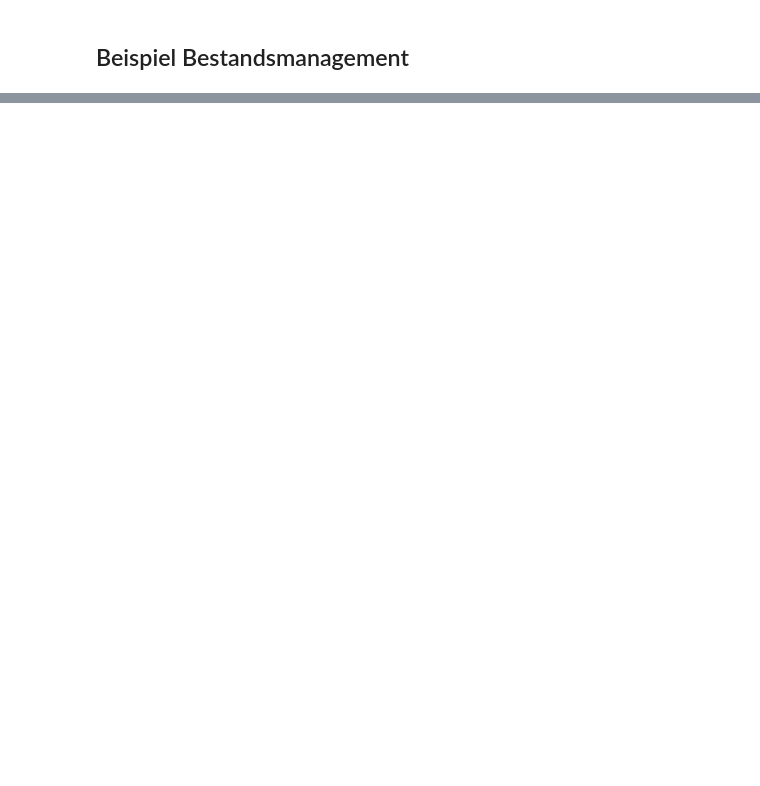
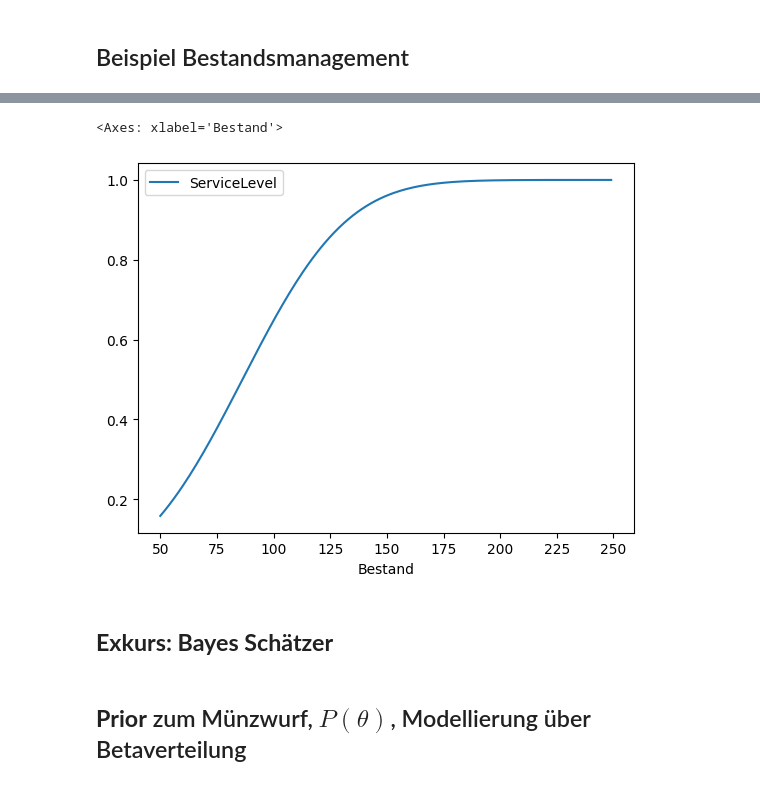
Before and after one commit to AlexKressner/Statistik, a Jupyter notebook: Wahrscheinlichkeitsrechnung.ipynb, the cells around one changed output, grey strips where cells are left out. Saved outputs shown, nothing was run; the diff lists cells and outputs as text; code cells hidden in the pictures; blank space fills up the shorter version.

```diff
--- a/Wahrscheinlichkeitsrechnung.ipynb
+++ b/Wahrscheinlichkeitsrechnung.ipynb
@@ -151,0 +233,19 @@ upper = 5.1
+# %%
+mue = 86.25
+sigma = 36.224
+# %%
+servicelevel = []
+# %%
+for b in range(50,250):
+  servicelevel.append([b,scipy.stats.norm.cdf(b, mue, sigma)])
+# %%
+servicelevel = pd.DataFrame(servicelevel, columns=["Bestand","ServiceLevel"])
+# %%
+servicelevel.plot(y="ServiceLevel", x="Bestand", kind="line")
+# %% [output]
+<Axes: xlabel='Bestand'>
+[figure, added]
+# %% [markdown]
+## **Exkurs: Bayes Schätzer**
+# %% [markdown]
+## **Prior** zum Münzwurf, **$P(θ)$**, Modellierung über Betaverteilung
```
Also changed, not shown: parts of 44 cells of this notebook.
